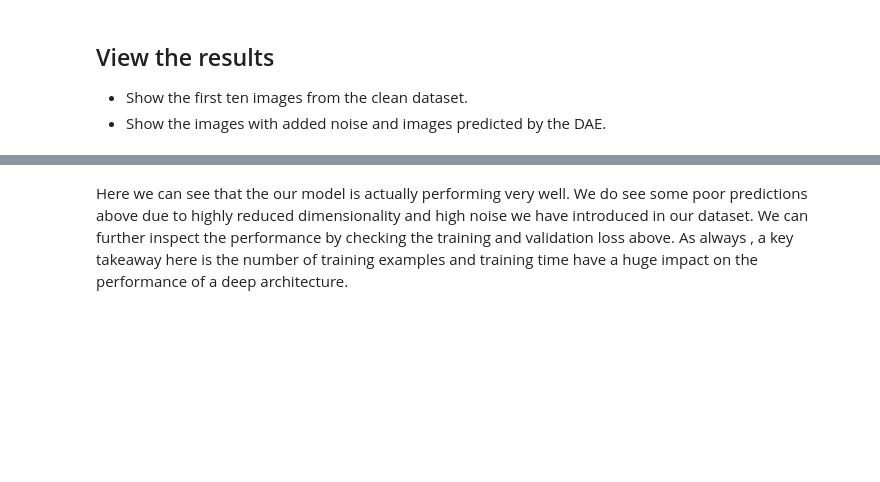
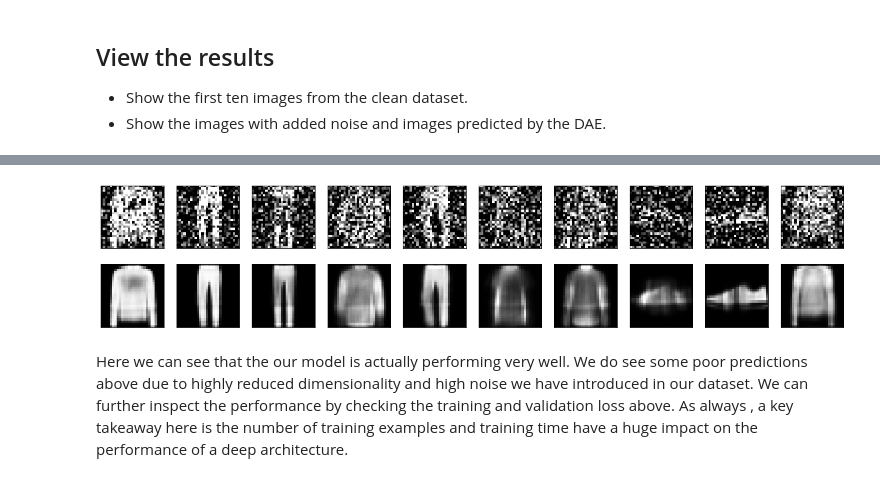
Before and after one commit to steeznation16/dsc-4-45-06-denoising-autoencoders-lab-online-ds-ft-100118, a Jupyter notebook: index.ipynb, the cells around one changed output, grey strips where cells are left out. Drawn from its saved outputs; the diff is of its cells as text; code cells hidden in the pictures; blank space fills up the shorter version.

```diff
--- a/index.ipynb
+++ b/index.ipynb
@@ -80,0 +88,7 @@ _________________________________________________________________
+# %%
+x = Input(name='inputs', shape=input_shape, dtype='float32')
+encoder = Dense(32, activation='relu')(x)
+decoder = Dense(input_shape[0], activation='sigmoid')(encoder)
+
+DAE = Model(inputs=x, outputs=decoder)
+DAE.summary()
@@ -108,0 +120,7 @@ Epoch 30/30
+# %%
+batch_size=128
+epochs=30
+DAE.compile(optimizer='adam', loss='binary_crossentropy')
+DAE.fit(X_train_noisy, X_train, epochs=epochs, batch_size=batch_size, shuffle=True,
+        validation_data=(X_test_noisy, X_test))
+decoded_imgs = DAE.predict(X_test_noisy)
@@ -122,3 +161,24 @@ Epoch 30/30
+# %%
+# Display noisy and  predicted clean imagesn = 10
+plt.figure(figsize=(20, 4))
+for i in range(1,n+1):
+
+    # display noisy dataset
+    ax = plt.subplot(2, n, i)
+    plt.imshow(X_test_noisy[i].reshape(28, 28))
+    plt.gray()
+    ax.get_xaxis().set_visible(False)
+    ax.get_yaxis().set_visible(False)
+
+    # display reconstruction
+    ax = plt.subplot(2, n, i + n)
+    plt.imshow(decoded_imgs[i].reshape(28, 28))
+    plt.gray()
+    ax.get_xaxis().set_visible(False)
+    ax.get_yaxis().set_visible(False)
+plt.show()
+# %% [output]
+[figure, added]
 # %% [markdown]
 Here we can see that the our model is actually performing very well. We do see some poor predictions above due to highly reduced dimensionality and high noise we have introduced in our dataset. We can further inspect the performance by checking the training and validation loss above. As always , a key takeaway here is the number of training examples and training time have a huge impact on the performance of a deep architecture.
 # %% [markdown]
```
Also changed, not shown: parts of 13 cells of this notebook.
